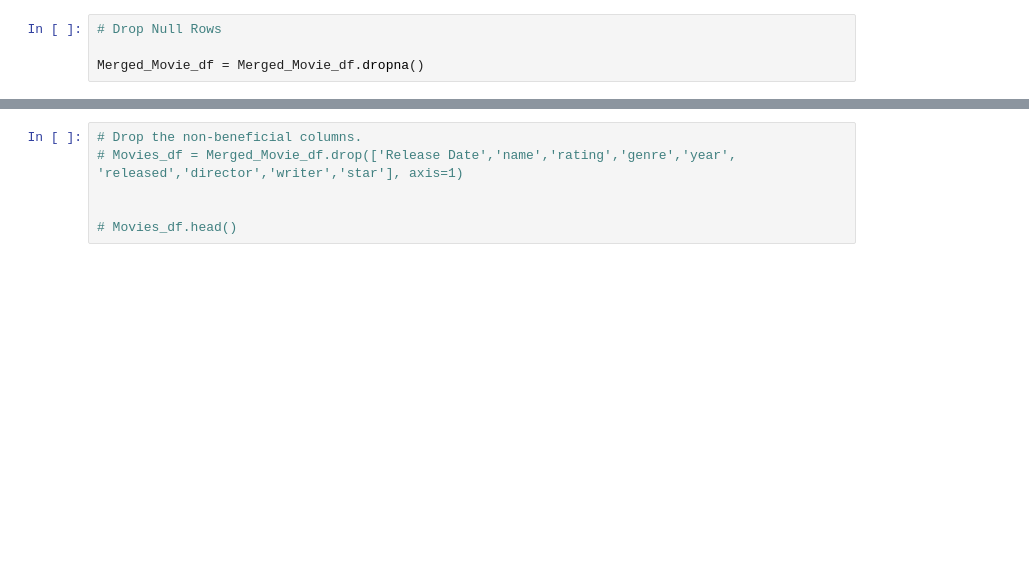
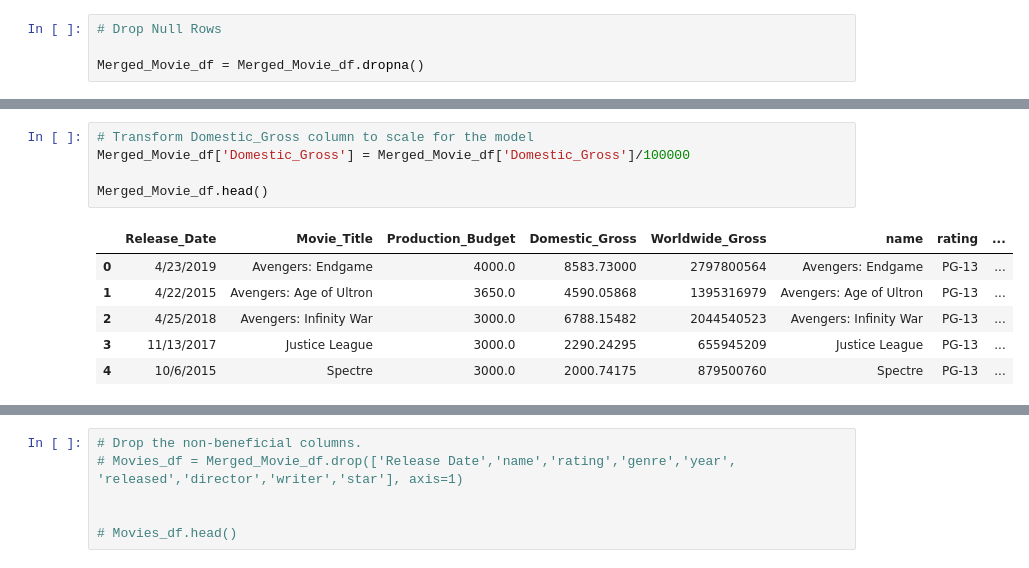
Before and after one commit to Kevin-Cutler/Final-Project, a Jupyter notebook: Class_Project.ipynb, the cells around one changed output, grey strips where cells are left out. Drawn from its saved outputs; the diff is of its cells as text; blank space fills up the shorter version.

```diff
--- a/Class_Project.ipynb
+++ b/Class_Project.ipynb
@@ -376,0 +358,12 @@ Column runtime has 0 null values
+# %%
+# Transform Domestic_Gross column to scale for the model
+Merged_Movie_df['Domestic_Gross'] = Merged_Movie_df['Domestic_Gross']/100000
+
+Merged_Movie_df.head()
+# %% [output]
+|  | Release_Date | Movie_Title | Production_Budget | Domestic_Gross | Worldwide_Gross | name | rating | ... |
+| 0 | 4/23/2019 | Avengers: Endgame | 4000.0 | 8583.73000 | 2797800564 | Avengers: Endgame | PG-13 | ... |
+| 1 | 4/22/2015 | Avengers: Age of Ultron | 3650.0 | 4590.05868 | 1395316979 | Avengers: Age of Ultron | PG-13 | ... |
+| 2 | 4/25/2018 | Avengers: Infinity War | 3000.0 | 6788.15482 | 2044540523 | Avengers: Infinity War | PG-13 | ... |
+| 3 | 11/13/2017 | Justice League | 3000.0 | 2290.24295 | 655945209 | Justice League | PG-13 | ... |
+| 4 | 10/6/2015 | Spectre | 3000.0 | 2000.74175 | 879500760 | Spectre | PG-13 | ... |
```
Also changed, not shown: parts of 41 cells of this notebook.
